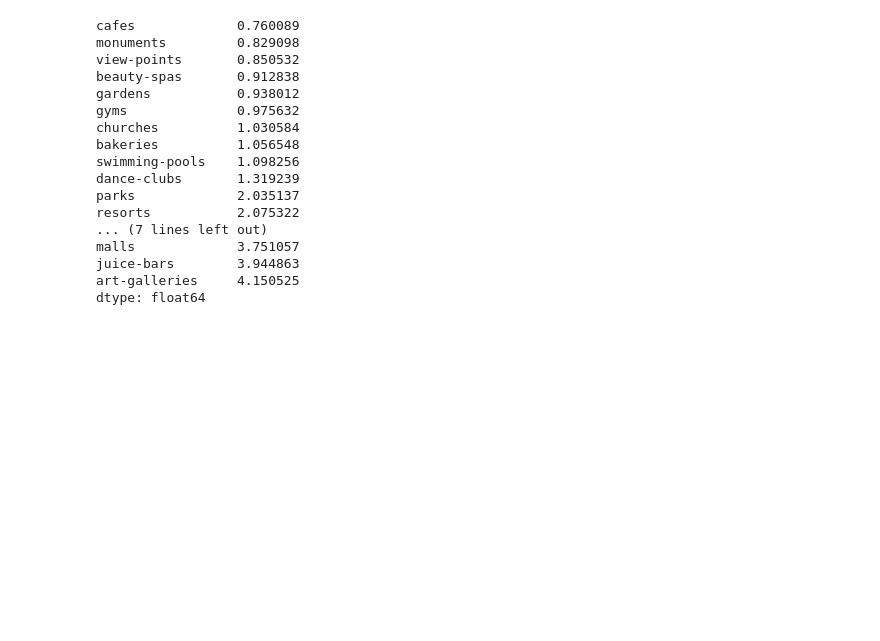
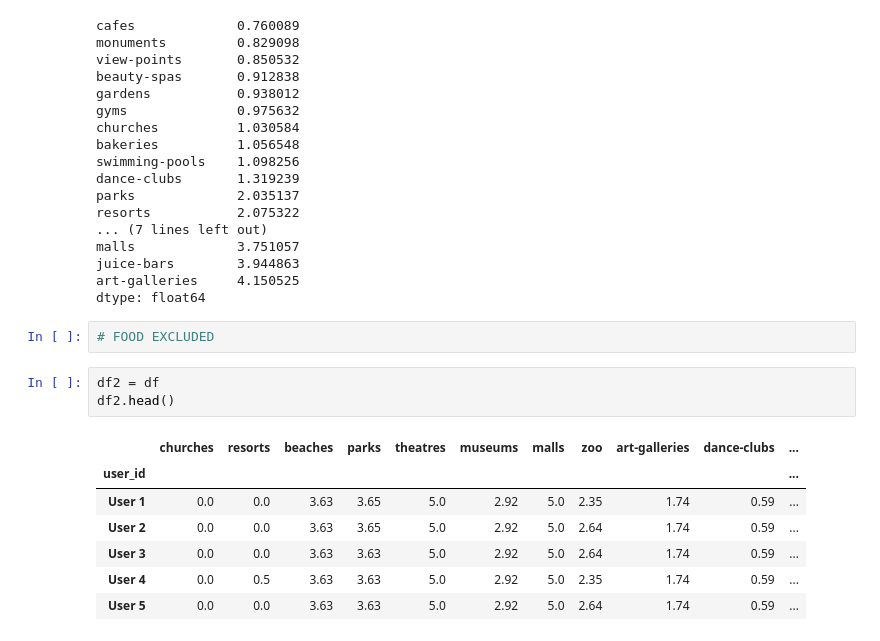
Before and after one commit to juanitacosmica/FinalProject_RoadTrippr, a Jupyter notebook: Cluster_Analysis.ipynb, the cells around one changed output. Drawn from its saved outputs; the diff is of its cells as text; blank space fills up the shorter version.

```diff
--- a/Cluster_Analysis.ipynb
+++ b/Cluster_Analysis.ipynb
@@ -152,3 +168,16 @@ malls             3.751057
 juice-bars        3.944863
 art-galleries     4.150525
 dtype: float64
+# %%
+# FOOD EXCLUDED
+# %%
+df2 = df
+df2.head()
+# %% [output]
+|  | churches | resorts | beaches | parks | theatres | museums | malls | zoo | art-galleries | dance-clubs | ... |
+| user_id |  |  |  |  |  |  |  |  |  |  | ... |
+| User 1 | 0.0 | 0.0 | 3.63 | 3.65 | 5.0 | 2.92 | 5.0 | 2.35 | 1.74 | 0.59 | ... |
+| User 2 | 0.0 | 0.0 | 3.63 | 3.65 | 5.0 | 2.92 | 5.0 | 2.64 | 1.74 | 0.59 | ... |
+| User 3 | 0.0 | 0.0 | 3.63 | 3.63 | 5.0 | 2.92 | 5.0 | 2.64 | 1.74 | 0.59 | ... |
+| User 4 | 0.0 | 0.5 | 3.63 | 3.63 | 5.0 | 2.92 | 5.0 | 2.35 | 1.74 | 0.59 | ... |
+| User 5 | 0.0 | 0.0 | 3.63 | 3.63 | 5.0 | 2.92 | 5.0 | 2.64 | 1.74 | 0.59 | ... |
```
Also changed, not shown: parts of 10 cells of this notebook.
